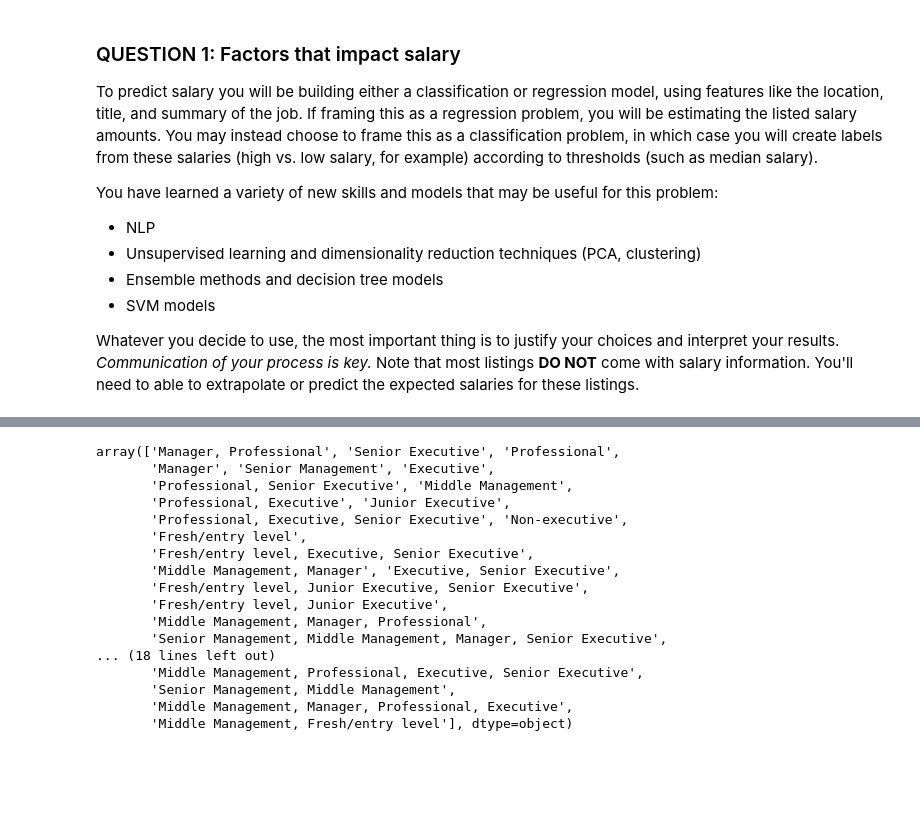
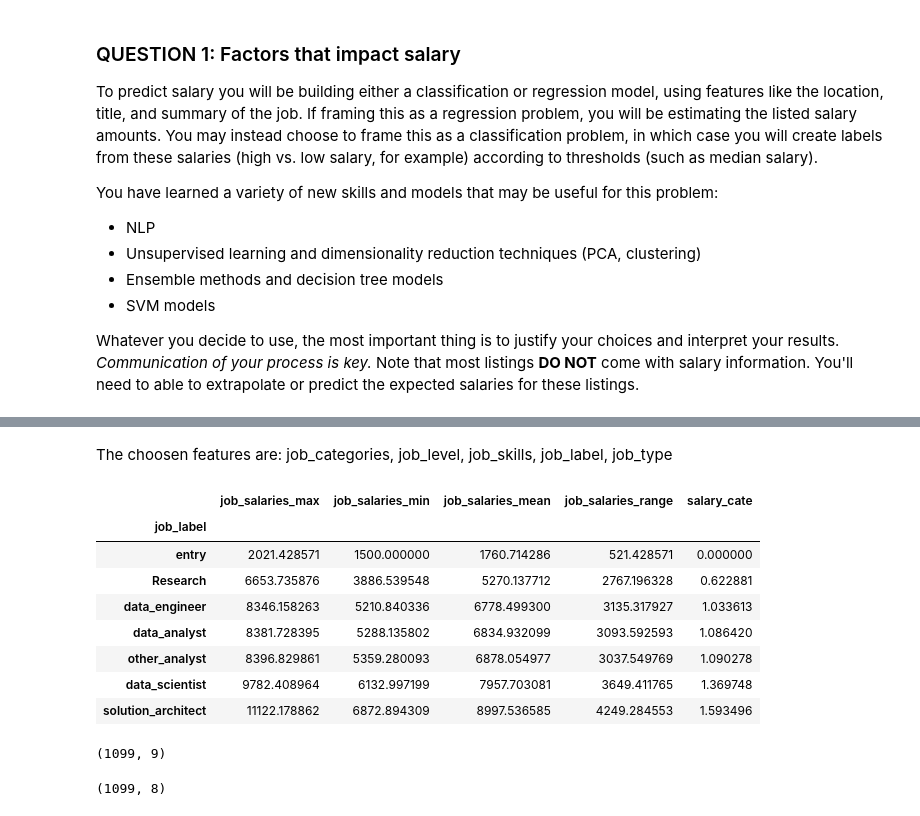
Before and after one commit to Miaowshroom/project-4, a Jupyter notebook: Project_4.ipynb, the cells around one changed output, grey strips where cells are left out. Cells and saved outputs as stored; diff of their text form; code cells hidden in the pictures; blank space fills up the shorter version.

```diff
--- a/Project_4.ipynb
+++ b/Project_4.ipynb
@@ -364,20 +329,14 @@ job_level_countVect.fit_transform(q1_jobs.job_level)
-# %%
-q1_jobs.job_level.unique()
-# %% [output]
-array(['Manager, Professional', 'Senior Executive', 'Professional',
-       'Manager', 'Senior Management', 'Executive',
-       'Professional, Senior Executive', 'Middle Management',
-       'Professional, Executive', 'Junior Executive',
-       'Professional, Executive, Senior Executive', 'Non-executive',
-       'Fresh/entry level',
-       'Fresh/entry level, Executive, Senior Executive',
-       'Middle Management, Manager', 'Executive, Senior Executive',
-       'Fresh/entry level, Junior Executive, Senior Executive',
-       'Fresh/entry level, Junior Executive',
-       'Middle Management, Manager, Professional',
-       'Senior Management, Middle Management, Manager, Senior Executive',
-... (18 lines left out)
-       'Middle Management, Professional, Executive, Senior Executive',
-       'Senior Management, Middle Management',
-       'Middle Management, Manager, Professional, Executive',
-       'Middle Management, Fresh/entry level'], dtype=object)
+# %% [markdown]
+The choosen features are: job_categories, job_level, job_skills, job_label, job_type
+# %%
+q1_jobs.groupby(['job_label']).mean().sort_values(by='job_salaries_max')
+# %% [output]
+|  | job_salaries_max | job_salaries_min | job_salaries_mean | job_salaries_range | salary_cate |
+| job_label |  |  |  |  |  |
+| entry | 2021.428571 | 1500.000000 | 1760.714286 | 521.428571 | 0.000000 |
+| Research | 6653.735876 | 3886.539548 | 5270.137712 | 2767.196328 | 0.622881 |
+| data_engineer | 8346.158263 | 5210.840336 | 6778.499300 | 3135.317927 | 1.033613 |
+| data_analyst | 8381.728395 | 5288.135802 | 6834.932099 | 3093.592593 | 1.086420 |
+| other_analyst | 8396.829861 | 5359.280093 | 6878.054977 | 3037.549769 | 1.090278 |
+| data_scientist | 9782.408964 | 6132.997199 | 7957.703081 | 3649.411765 | 1.369748 |
+| solution_architect | 11122.178862 | 6872.894309 | 8997.536585 | 4249.284553 | 1.593496 |
@@ -383,0 +349,17 @@ array(['Manager, Professional', 'Senior Executive', 'Professional',
+# %%
+job_level_df= pd.DataFrame(job_level_countVect.fit_transform(q1_jobs.job_level).todense(),columns=job_level_countVect.get_feature_names() )
+job_level_df.shape
+# %% [output]
+(1099, 9)
+# %%
+job_level_dict =dict( zip(job_level_countVect.get_feature_names(),[3,0,2,6,7,1,5,4,8]))
+job_level_dict
+job_level_digit = q1_jobs.job_level.map(lambda x: \
+                                        np.ceil(np.mean([job_level_dict[ele.strip().lower()] \
+                                                       for ele in x.split(',') if ele.strip!=''])))
+job_level_df = pd.get_dummies(job_level_digit)
+job_level_df = job_level_df.drop(columns=[0])
+job_level_df.reset_index(drop=True, inplace=True)
+job_level_df.shape
+# %% [output]
+(1099, 8)
```
Also changed, not shown: parts of 56 cells of this notebook, 1 other file.
